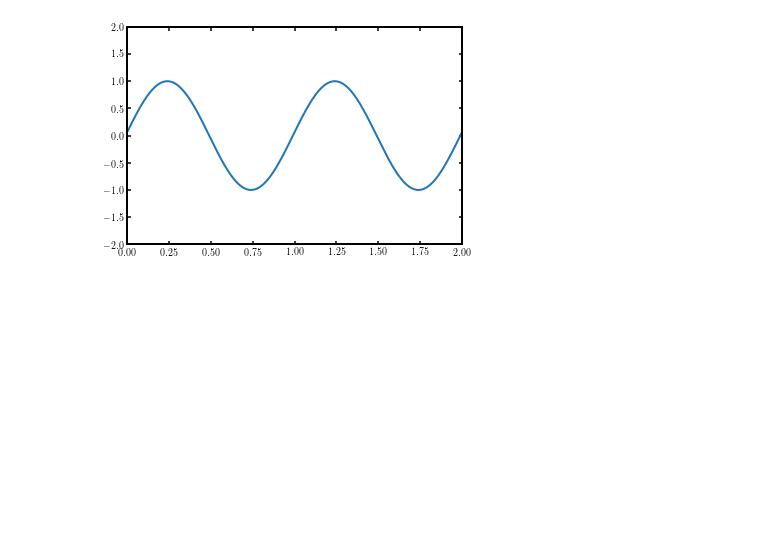
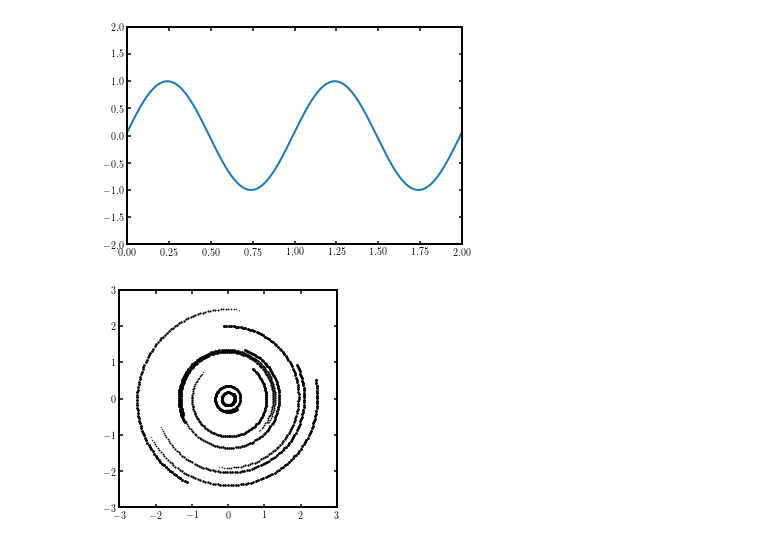
Before and after one commit to davidhendel/galcrash, a Jupyter notebook: galcrash.ipynb, the cells around one changed output. Drawn from its saved outputs; the diff is of its cells as text; code cells hidden in the pictures; blank space fills up the shorter version.

```diff
--- a/galcrash.ipynb
+++ b/galcrash.ipynb
@@ -27,3 +143,27 @@ HTML(anim.to_html5_video())
 # %% [output]
 [interactive output not drawn]
 [figure]
+# %%
+gal1 = Galaxy()
+s1=Stars(gal1, n=10)
+
+#print gal1.pos
+#print s1.pos
+#print s1.pos-gal1.pos
+#print np.sqrt(np.sum((s1.pos-gal1.pos)**2,axis=1))
+
+plt.quiver(s1.pos[:,0], s1.pos[:,1],s1.vel[:,0], s1.vel[:,1])
+
+def tstep(gal1,s1):
+    s1.acc = gal1.accel(s1.pos)
+    s1.move()
+
+plt.subplot(111,aspect='equal')
+plt.xlim(-3,3)
+plt.ylim(-3,3)
+
+for i in np.arange(100):
+    plt.plot(s1.pos[:,0], s1.pos[:,1], c='k',marker='o', linestyle='',markersize=np.log10(i+1))
+    tstep(gal1,s1)
+# %% [output]
+[figure, added]
```
Also changed, not shown: parts of 8 cells of this notebook, 3 other files.
